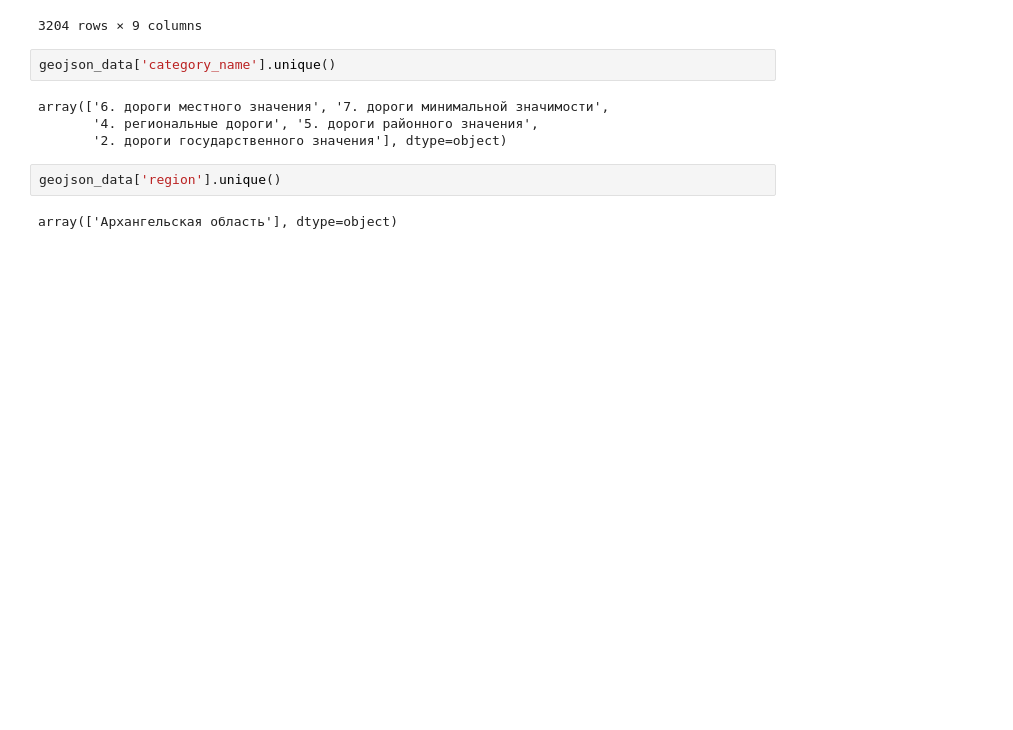
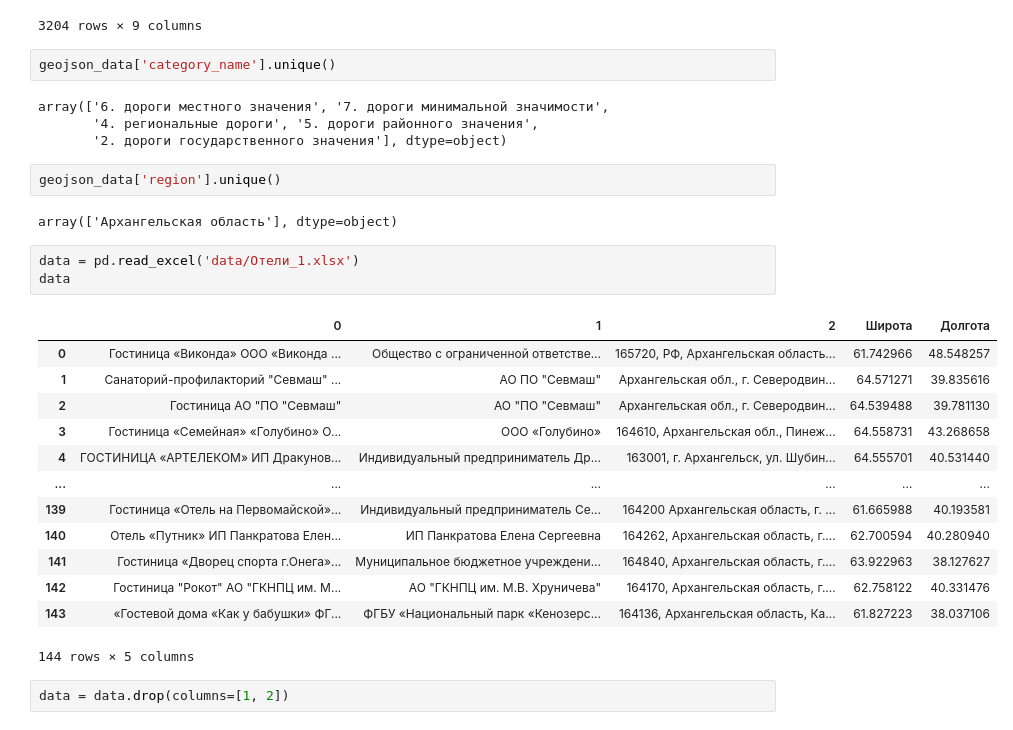
Before and after one commit to VorkovN/TourismPredictionProject, a Jupyter notebook: DataAnalysis/unique_values_analysis.ipynb, the cells around one changed output. Saved outputs shown, nothing was run; the diff lists cells and outputs as text; blank space fills up the shorter version.

```diff
--- a/DataAnalysis/unique_values_analysis.ipynb
+++ b/DataAnalysis/unique_values_analysis.ipynb
@@ -844,3 +1234,22 @@ array(['6. дороги местного значения', '7. дороги м
 geojson_data['region'].unique()
 # %% [output]
 array(['Архангельская область'], dtype=object)
+# %%
+data = pd.read_excel('data/Отели_1.xlsx')
+data
+# %% [output]
+|  | 0 | 1 | 2 | Широта | Долгота |
+| 0 | Гостиница «Виконда» ООО «Виконда ... | Общество с ограниченной ответстве... | 165720, РФ, Архангельская область... | 61.742966 | 48.548257 |
+| 1 | Санаторий-профилакторий "Севмаш" ... | АО ПО "Севмаш" | Архангельская обл., г. Северодвин... | 64.571271 | 39.835616 |
+| 2 | Гостиница АО "ПО "Севмаш" | АО "ПО "Севмаш" | Архангельская обл., г. Северодвин... | 64.539488 | 39.781130 |
+| 3 | Гостиница «Семейная» «Голубино» О... | ООО «Голубино» | 164610, Архангельская обл., Пинеж... | 64.558731 | 43.268658 |
+| 4 | ГОСТИНИЦА «АРТЕЛЕКОМ» ИП Дракунов... | Индивидуальный предприниматель Др... | 163001, г. Архангельск, ул. Шубин... | 64.555701 | 40.531440 |
+| ... | ... | ... | ... | ... | ... |
+| 139 | Гостиница «Отель на Первомайской»... | Индивидуальный предприниматель Се... | 164200 Архангельская область, г. ... | 61.665988 | 40.193581 |
+| 140 | Отель «Путник» ИП Панкратова Елен... | ИП Панкратова Елена Сергеевна | 164262, Архангельская область, г.... | 62.700594 | 40.280940 |
+| 141 | Гостиница «Дворец спорта г.Онега»... | Муниципальное бюджетное учреждени... | 164840, Архангельская область, г.... | 63.922963 | 38.127627 |
+| 142 | Гостиница "Рокот" АО "ГКНПЦ им. М... | АО "ГКНПЦ им. М.В. Хруничева" | 164170, Архангельская область, г.... | 62.758122 | 40.331476 |
+| 143 | «Гостевой дома «Как у бабушки» ФГ... | ФГБУ «Национальный парк «Кенозерс... | 164136, Архангельская область, Ка... | 61.827223 | 38.037106 |
+144 rows × 5 columns
+# %%
+data = data.drop(columns=[1, 2])
```
Also changed, not shown: parts of 24 cells of this notebook, 7 other files.
